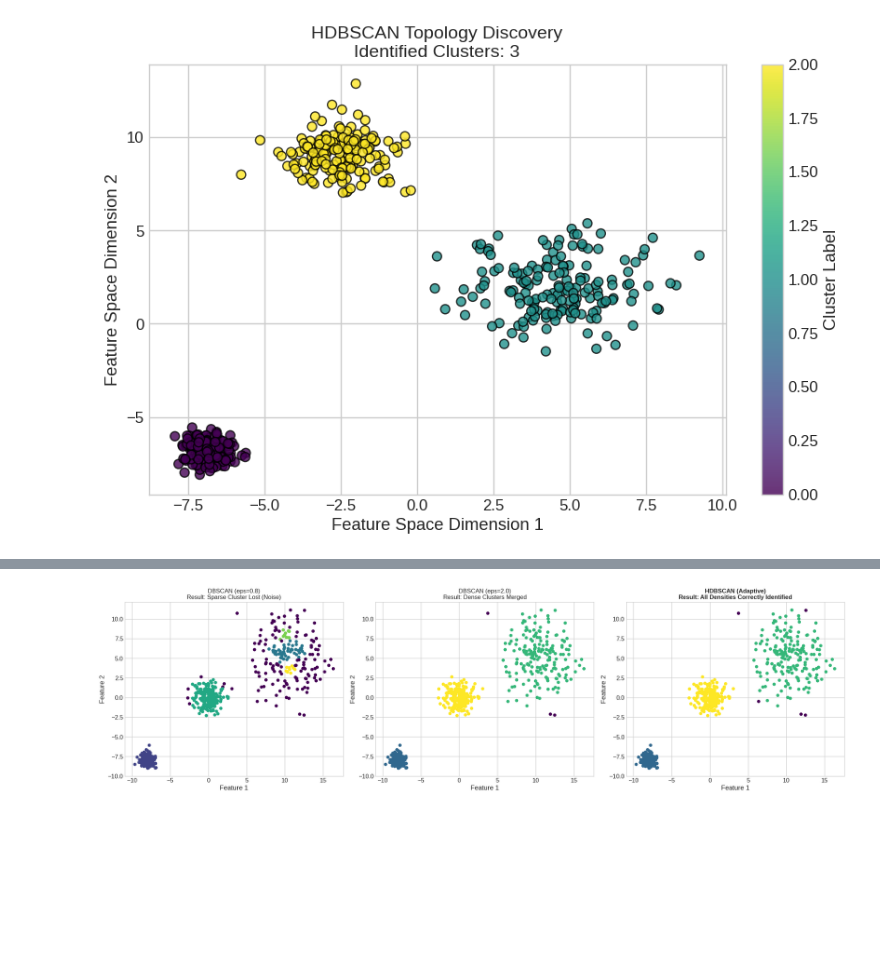
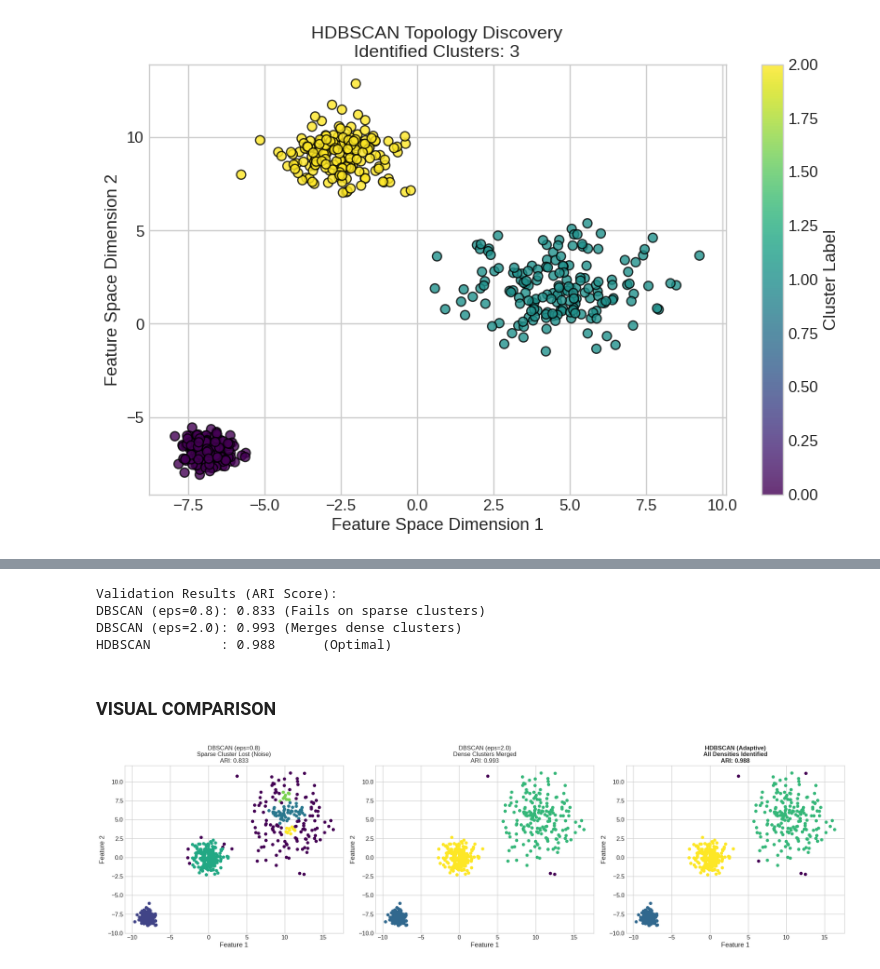
Before and after one commit to ElisaTom/HDBSCAN-vs-DBSCAN-Project, a Jupyter notebook: HDBSCAN_project.ipynb, the cells around one changed output, grey strips where cells are left out. Drawn from its saved outputs; the diff is of its cells as text; code cells hidden in the pictures; blank space fills up the shorter version.

```diff
--- a/HDBSCAN_project.ipynb
+++ b/HDBSCAN_project.ipynb
@@ -131,46 +165,53 @@ We generate a synthetic dataset containing three clusters with **significantly d
+# %%
+# --- MODEL 1: DBSCAN (Attempts with fixed global thresholds) ---
+
+# Attempt A: Restrictive Epsilon (Targeting dense clusters)
+db_small = DBSCAN(eps=0.8, min_samples=10).fit(X_var)
+
+# Attempt B: Permissive Epsilon (Targeting sparse clusters)
+db_large = DBSCAN(eps=2.0, min_samples=10).fit(X_var)
+
+# --- MODEL 2: HDBSCAN (Adaptive approach) ---
+# No epsilon required. We only specify the minimum cluster size.
+hdb_adaptive = hdbscan.HDBSCAN(min_cluster_size=15).fit(X_var)
+
+# --- QUANTITATIVE VALIDATION (Adjusted Rand Index) ---
+ari_db_small = adjusted_rand_score(y_var, db_small.labels_)
+ari_db_large = adjusted_rand_score(y_var, db_large.labels_)
+ari_hdb = adjusted_rand_score(y_var, hdb_adaptive.labels_)
+
+print(f"Validation Results (ARI Score):")
+print(f"DBSCAN (eps=0.8): {ari_db_small:.3f} (Fails on sparse clusters)")
+print(f"DBSCAN (eps=2.0): {ari_db_large:.3f} (Merges dense clusters)")
+print(f"HDBSCAN         : {ari_hdb:.3f}      (Optimal)")
+# %% [output]
+Validation Results (ARI Score):
+DBSCAN (eps=0.8): 0.833 (Fails on sparse clusters)
+DBSCAN (eps=2.0): 0.993 (Merges dense clusters)
+HDBSCAN         : 0.988      (Optimal)
+# %% [markdown]
+### **VISUAL COMPARISON**
 # %%
-# --- STRATEGY: Multi-Density Synthetic Data Generation ---
-# We create a dataset with extreme density variations:
-# - Cluster 1: High Density (std=0.5)
-# - Cluster 2: Medium Density (std=1.0)
-# - Cluster 3: Low Density/Sparse (std=2.5)
-X_var, y_var = make_blobs(n_samples=600,
-                          centers=[(-8, -8), (0, 0), (10, 5)],
-                          cluster_std=[0.5, 1.0, 2.5],
-                          random_state=42)
-
-# --- MODEL 1: DBSCAN (Attempts with fixed global thresholds) ---
-# Attempt A: Restrictive Epsilon (Targeting dense clusters)
-db_small = DBSCAN(eps=0.8, min_samples=10).fit(X_var)
-
-# Attempt B: Permissive Epsilon (Targeting sparse clusters)
-db_large = DBSCAN(eps=2.0, min_samples=10).fit(X_var)
-
-# --- MODEL 2: HDBSCAN (Adaptive approach) ---
-# No epsilon required. We only specify the minimum cluster size.
-hdb_adaptive = hdbscan.HDBSCAN(min_cluster_size=15).fit(X_var)
-
-# --- VISUAL COMPARISON ---
 fig, axes = plt.subplots(1, 3, figsize=(21, 6))
 
 # Plot 1: DBSCAN Small Eps
 axes[0].scatter(X_var[:, 0], X_var[:, 1], c=db_small.labels_, cmap='viridis', s=30)
-axes[0].set_title("DBSCAN (eps=0.8)\nResult: Sparse Cluster Lost (Noise)", fontsize=12)
+axes[0].set_title(f"DBSCAN (eps=0.8)\nSparse Cluster Lost (Noise)\nARI: {ari_db_small:.3f}", fontsize=12)
 
 # Plot 2: DBSCAN Large Eps
 axes[1].scatter(X_var[:, 0], X_var[:, 1], c=db_large.labels_, cmap='viridis', s=30)
-axes[1].set_title("DBSCAN (eps=2.0)\nResult: Dense Clusters Merged", fontsize=12)
+axes[1].set_title(f"DBSCAN (eps=2.0)\nDense Clusters Merged\nARI: {ari_db_large:.3f}", fontsize=12)
 
 # Plot 3: HDBSCAN
 axes[2].scatter(X_var[:, 0], X_var[:, 1], c=hdb_adaptive.labels_, cmap='viridis', s=30)
-axes[2].set_title("HDBSCAN (Adaptive)\nResult: All Densities Correctly Identified", fontsize=12, fontweight='bold')
+axes[2].set_title(f"HDBSCAN (Adaptive)\nAll Densities Identified\nARI: {ari_hdb:.3f}", fontsize=12, fontweight='bold')
 
 for ax in axes:
     ax.set_xlabel("Feature 1")
     ax.set_ylabel("Feature 2")
 
 plt.tight_layout()
 plt.show()
 # %% [output]
-[figure, old version]
+[figure, new version]
 # %% [markdown]
```
Also changed, not shown: parts of 19 cells of this notebook.
